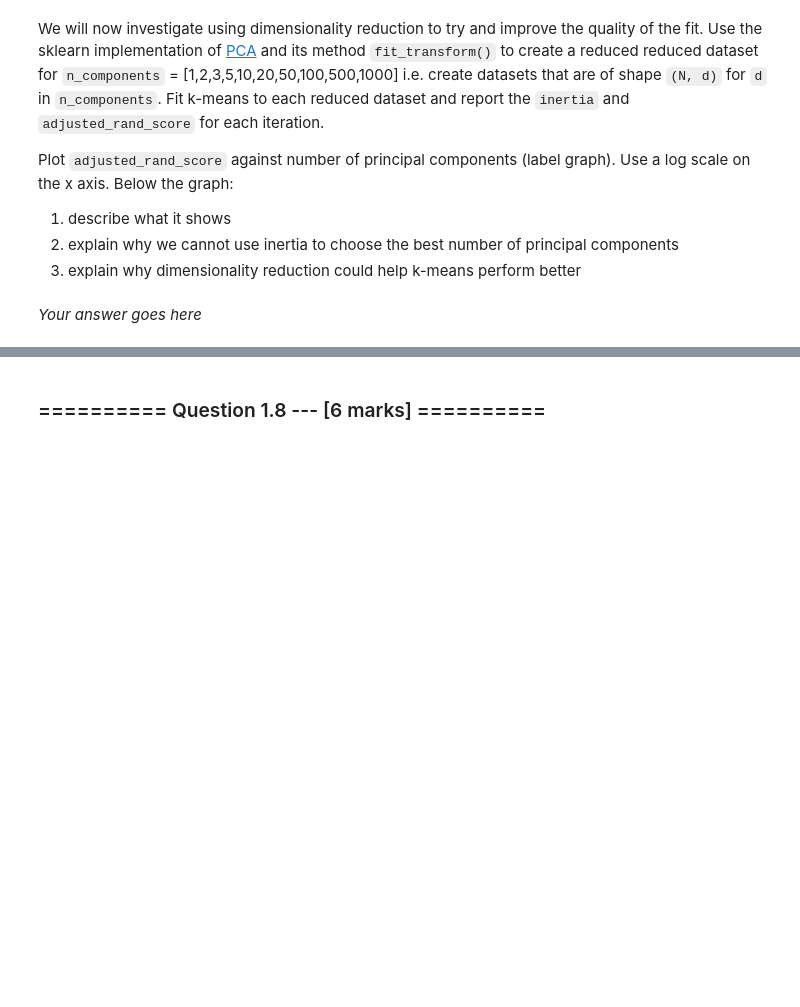
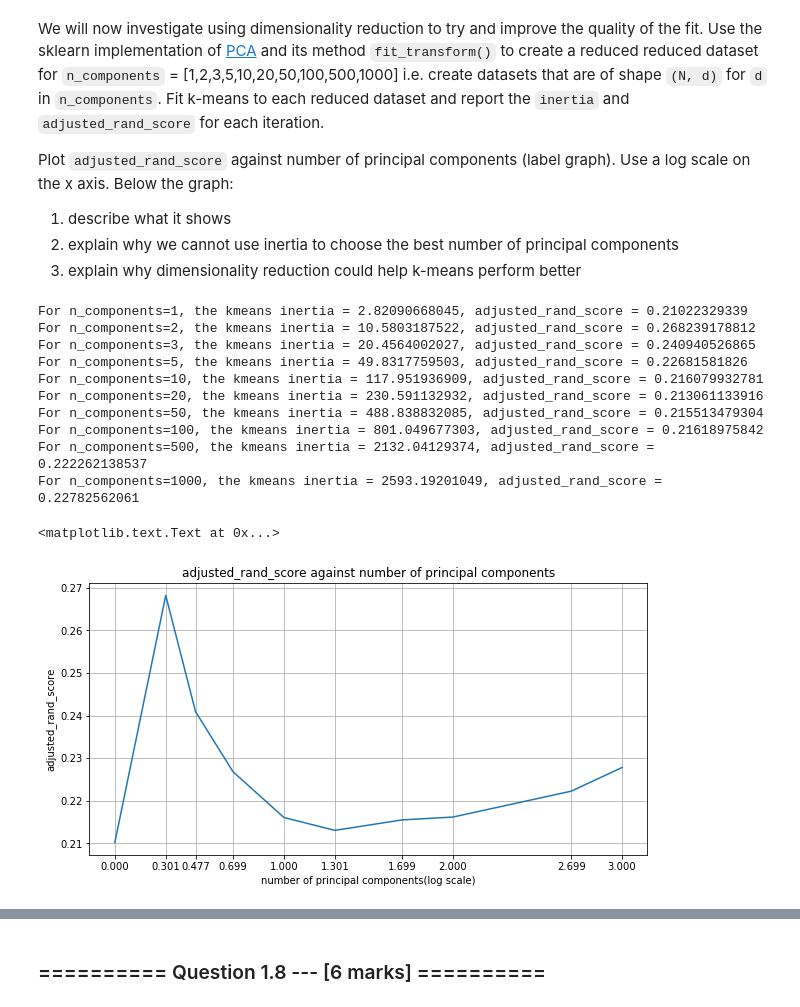
Before and after one commit to ShootingSpace/Machine-learning-practical-with-scikit-learn, a Jupyter notebook: 09_Assignment_4.ipynb, the cells around one changed output, grey strips where cells are left out. Cells and saved outputs as stored; diff of their text form; code cells hidden in the pictures; blank space fills up the shorter version.

```diff
--- a/09_Assignment_4.ipynb
+++ b/09_Assignment_4.ipynb
@@ -283,2 +292,42 @@ Plot `adjusted_rand_score` against number of principal components (label graph).
-# %% [markdown]
-*Your answer goes here*
+# %%
+# Your code goes here
+seed = 0
+rng = np.random.RandomState(seed)
+rng.seed(seed)
+components = [1,2,3,5,10,20,50,100,500,1000]
+ars = []
+for n_components in components:
+    pca = PCA(n_components=n_components,random_state=rng)
+    X_new = pca.fit_transform(X)
+    _ = KMeans(n_clusters=5, random_state=rng)
+    _.fit(X_new)
+    ars.append(adjusted_rand_score(y, _.labels_))
+    print('For n_components={}, the kmeans inertia = {}, adjusted_rand_score = {}'
+          .format(n_components, _.inertia_, adjusted_rand_score(y, _.labels_)))
+
+'''Plot adjusted_rand_score against number of principal components (label graph).
+Use a log scale on the x axis.'''
+from matplotlib.ticker import FormatStrFormatter
+x = np.log10(components)
+ax = plt.figure(figsize=(10,5)).add_subplot(111)
+plt.plot(x,ars)
+ax.set_xticks(x)
+ax.set_xticklabels(x)
+ax.xaxis.set_major_formatter(FormatStrFormatter('%.3f'))
+plt.grid()
+plt.ylabel('adjusted_rand_score')
+plt.xlabel('number of principal components(log scale)')
+plt.title('adjusted_rand_score against number of principal components')
+# %% [output]
+For n_components=1, the kmeans inertia = 2.82090668045, adjusted_rand_score = 0.21022329339
+For n_components=2, the kmeans inertia = 10.5803187522, adjusted_rand_score = 0.268239178812
+For n_components=3, the kmeans inertia = 20.4564002027, adjusted_rand_score = 0.240940526865
+For n_components=5, the kmeans inertia = 49.8317759503, adjusted_rand_score = 0.22681581826
+For n_components=10, the kmeans inertia = 117.951936909, adjusted_rand_score = 0.216079932781
+For n_components=20, the kmeans inertia = 230.591132932, adjusted_rand_score = 0.213061133916
+For n_components=50, the kmeans inertia = 488.838832085, adjusted_rand_score = 0.215513479304
+For n_components=100, the kmeans inertia = 801.049677303, adjusted_rand_score = 0.21618975842
+For n_components=500, the kmeans inertia = 2132.04129374, adjusted_rand_score = 0.222262138537
+For n_components=1000, the kmeans inertia = 2593.19201049, adjusted_rand_score = 0.22782562061
+<matplotlib.text.Text at 0x...>
+[figure, added]
```
Also changed, not shown: parts of 15 cells of this notebook, 1 other file.
